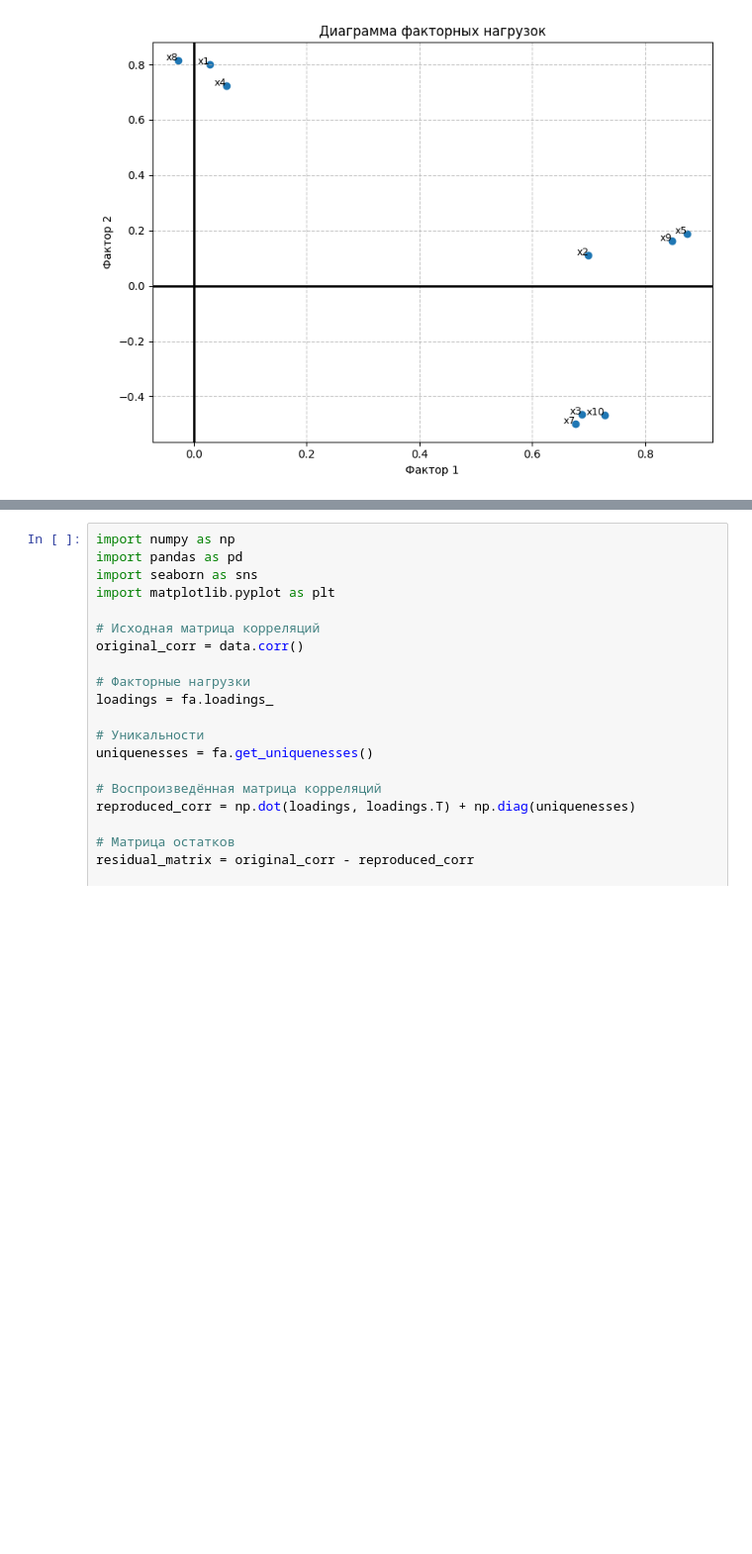
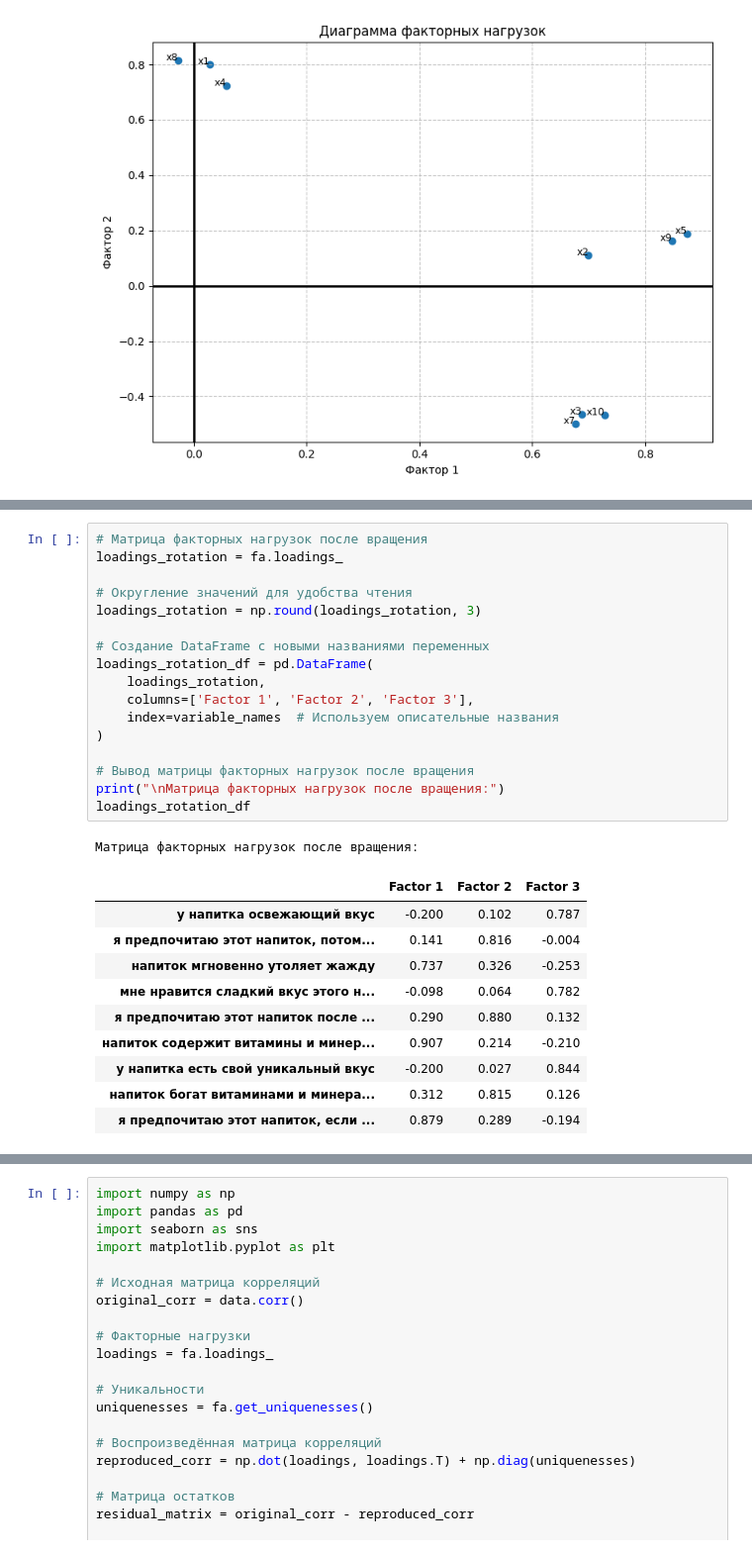
Before and after one commit to PetrBonyuk/data_analysis, a Jupyter notebook: factoranalis.ipynb, the cells around one changed output, grey strips where cells are left out. Shown at 99% size. Drawn from its saved outputs; the diff is of its cells as text; blank space fills up the shorter version.

```diff
--- a/factoranalis.ipynb
+++ b/factoranalis.ipynb
@@ -494,0 +428,29 @@ variance_table
+# %%
+# Матрица факторных нагрузок после вращения
+loadings_rotation = fa.loadings_
+
+# Округление значений для удобства чтения
+loadings_rotation = np.round(loadings_rotation, 3)
+
+# Создание DataFrame с новыми названиями переменных
+loadings_rotation_df = pd.DataFrame(
+    loadings_rotation,
+    columns=['Factor 1', 'Factor 2', 'Factor 3'],
+    index=variable_names  # Используем описательные названия
+)
+
+# Вывод матрицы факторных нагрузок после вращения
+print("\nМатрица факторных нагрузок после вращения:")
+loadings_rotation_df
+# %% [output]
+Матрица факторных нагрузок после вращения:
+|  | Factor 1 | Factor 2 | Factor 3 |
+| у напитка освежающий вкус | -0.200 | 0.102 | 0.787 |
+| я предпочитаю этот напиток, потом... | 0.141 | 0.816 | -0.004 |
+| напиток мгновенно утоляет жажду | 0.737 | 0.326 | -0.253 |
+| мне нравится сладкий вкус этого н... | -0.098 | 0.064 | 0.782 |
+| я предпочитаю этот напиток после ... | 0.290 | 0.880 | 0.132 |
+| напиток содержит витамины и минер... | 0.907 | 0.214 | -0.210 |
+| у напитка есть свой уникальный вкус | -0.200 | 0.027 | 0.844 |
+| напиток богат витаминами и минера... | 0.312 | 0.815 | 0.126 |
+| я предпочитаю этот напиток, если ... | 0.879 | 0.289 | -0.194 |
```
Also changed, not shown: parts of 39 cells of this notebook.
